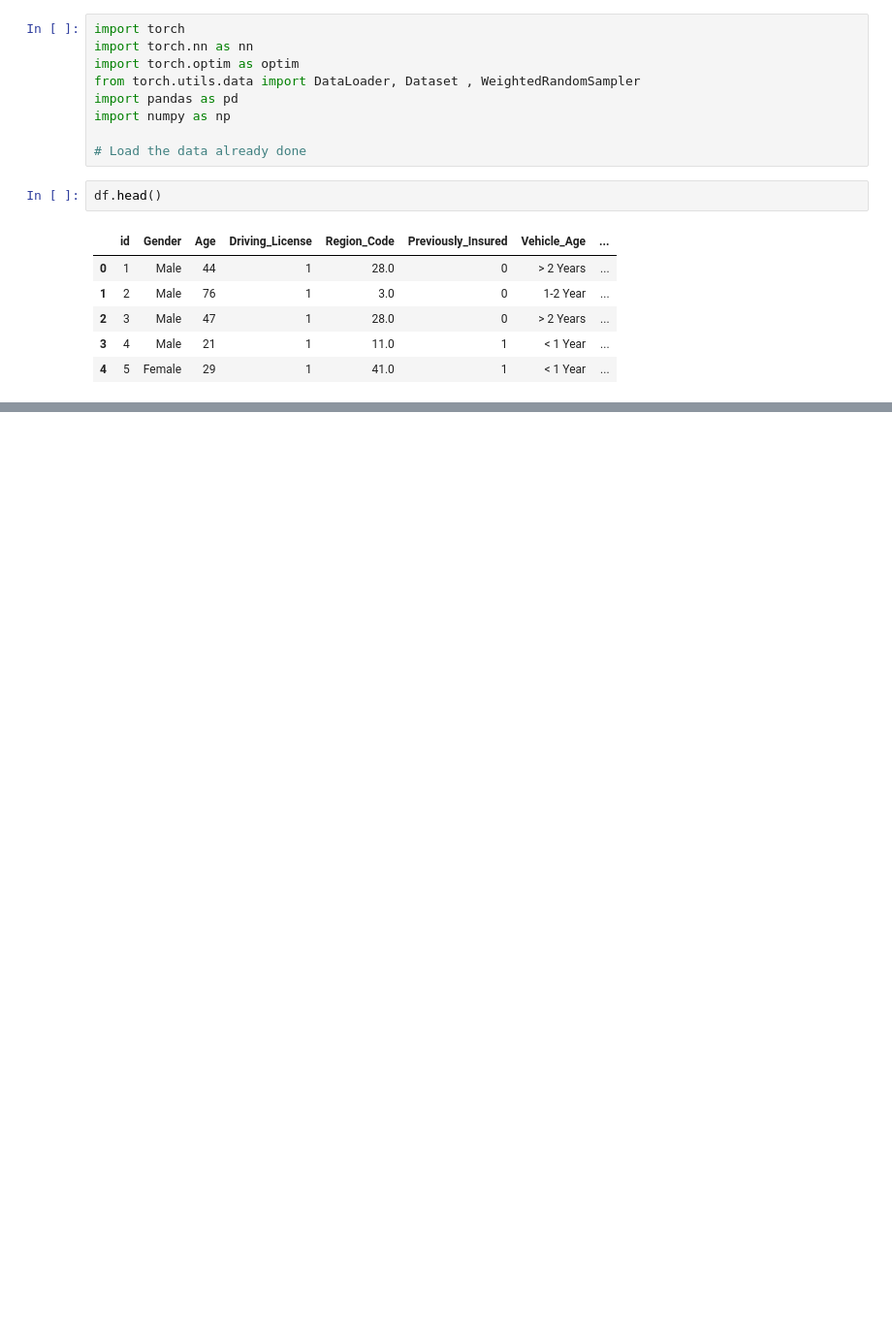
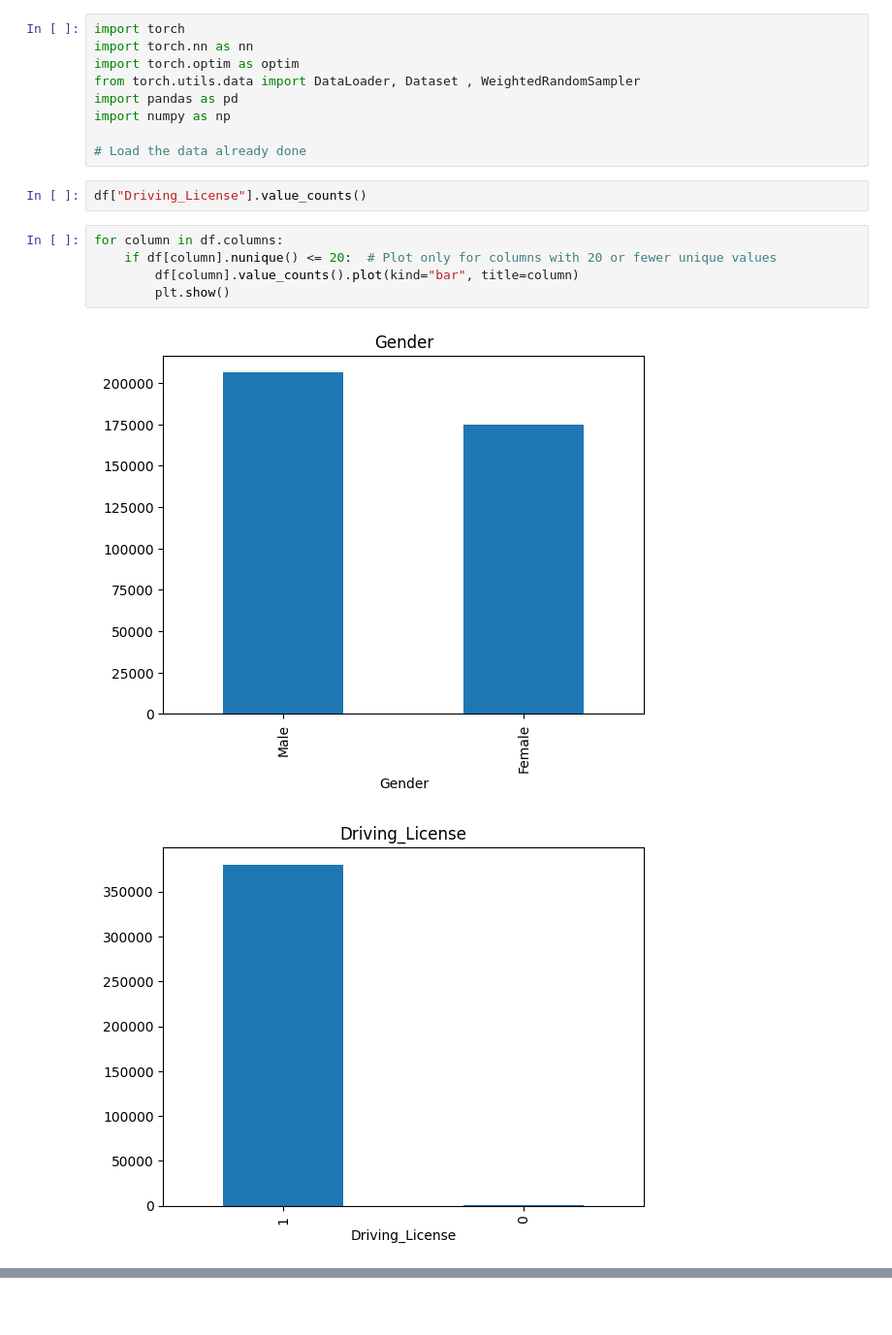
Before and after one commit to joseph-jomon/keaggling, a Jupyter notebook: First_task.ipynb, the cells around one changed output, grey strips where cells are left out. Shown at 97% size. Drawn from its saved outputs; the diff is of its cells as text; blank space fills up the shorter version.

Commit message:
Feature engineering  for numerical data visualisation and statistical exploration

```diff
--- a/First_task.ipynb
+++ b/First_task.ipynb
@@ -80,12 +59,13 @@ import pandas as pd
 import numpy as np
 
 # Load the data already done
-# %%
-df.head()
-# %% [output]
-|  | id | Gender | Age | Driving_License | Region_Code | Previously_Insured | Vehicle_Age | ... |
-| 0 | 1 | Male | 44 | 1 | 28.0 | 0 | > 2 Years | ... |
-| 1 | 2 | Male | 76 | 1 | 3.0 | 0 | 1-2 Year | ... |
-| 2 | 3 | Male | 47 | 1 | 28.0 | 0 | > 2 Years | ... |
-| 3 | 4 | Male | 21 | 1 | 11.0 | 1 | < 1 Year | ... |
-| 4 | 5 | Female | 29 | 1 | 41.0 | 1 | < 1 Year | ... |
+# %%
+df["Driving_License"].value_counts()
+# %%
+for column in df.columns:
+    if df[column].nunique() <= 20:  # Plot only for columns with 20 or fewer unique values
+        df[column].value_counts().plot(kind="bar", title=column)
+        plt.show()
+# %% [output]
+[figure, added]
+[figure, added]
```
Also changed, not shown: parts of 46 cells of this notebook.
